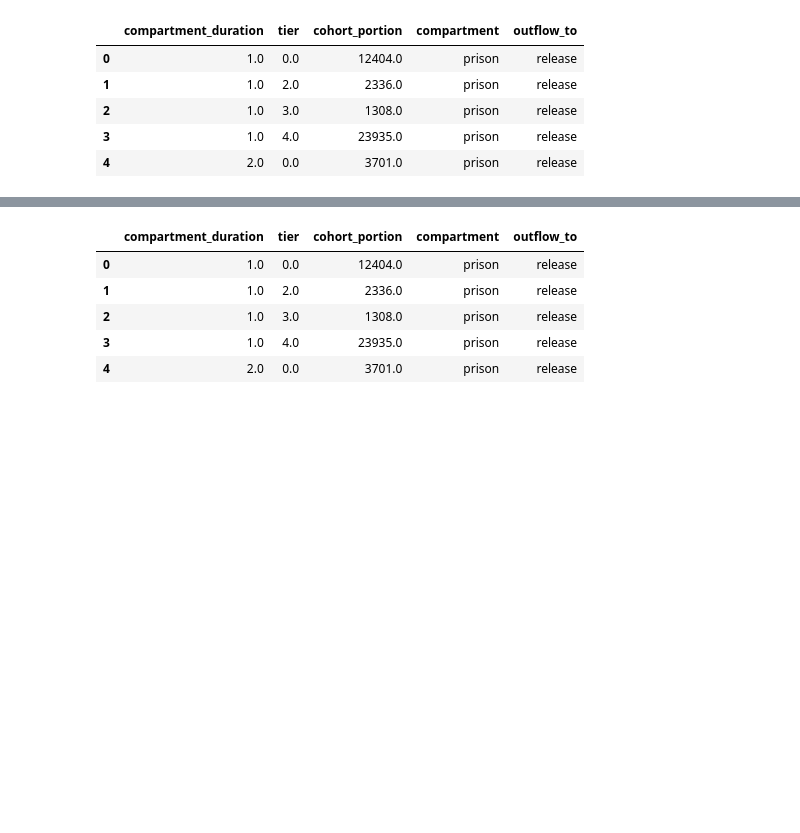
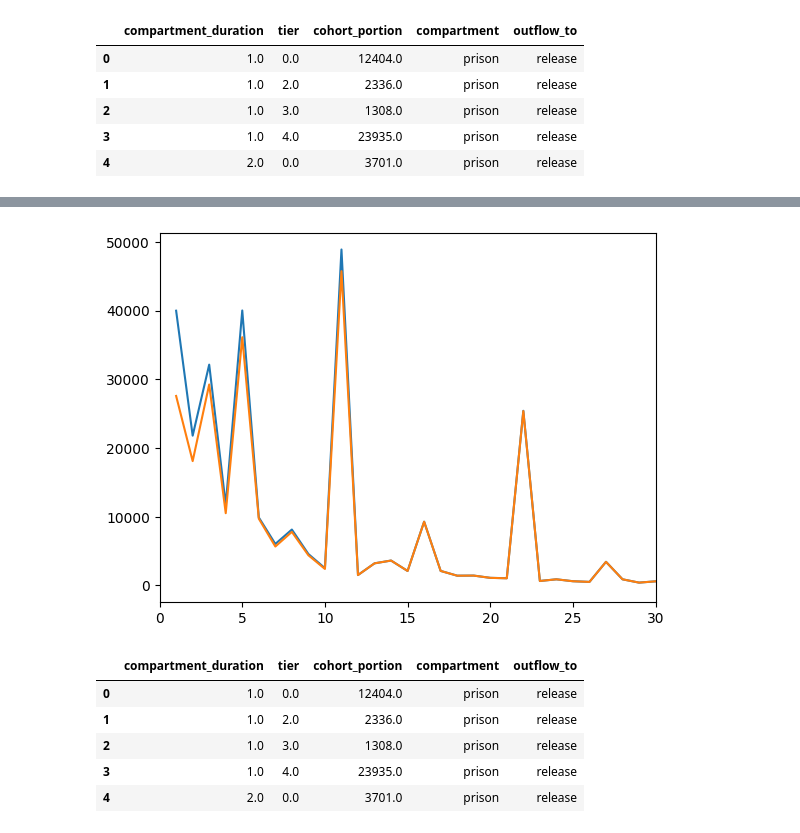
Before and after one commit to stanford-decarceration-collective/stanford-decarceration-collective, a Jupyter notebook: notebooks/aclu_second_look-Copy1.ipynb, the cells around one changed output, grey strips where cells are left out. Saved outputs shown, nothing was run; the diff lists cells and outputs as text; code cells hidden in the pictures; blank space fills up the shorter version.

```diff
--- a/notebooks/aclu_second_look-Copy1.ipynb
+++ b/notebooks/aclu_second_look-Copy1.ipynb
@@ -398,7 +414,7 @@ SETOFF_TIME = 24
 alternate_transitions_data = pd.DataFrame()
 
 # Tiers set by crime type -- tier 0 is not included because it means ineligible
-TIERS = transitions_data.loc[transitions_data['tier'] > 0, 'tier'].unique().astype("int64")
+TIERS = transitions_data['tier'].unique().astype("int64")
 # Months of sentence that must be served to be eligible for Second Look
 TIER_SENTENCE_LENGTHS = [30 * 12, 25 * 12, 20 * 12, 15 * 12]
 
@@ -408,7 +424,7 @@ for tier in TIERS:
         & (transitions_data['tier'] == tier)
     ].copy()
 
-    if eligible_data.size > 0:
+    if eligible_data.size > 0 and tier > 0:
         for i in range(TIER_SENTENCE_LENGTHS[tier - 1], int(eligible_data.compartment_duration.max()), SETOFF_TIME):
             rate = GRANT_RATE
 
@@ -416,6 +432,8 @@ for tier in TIERS:
             remaining_population = eligible_data.loc[
                 eligible_data['compartment_duration'] > i, 'cohort_portion'
             ].sum()
+
+            print("Total population before", eligible_data['cohort_portion'].sum())
 
             # reduce the population size of people staying in prison longer than this by the number of people being
             # released via resentencing right now
@@ -429,6 +447,8 @@ for tier in TIERS:
                 'compartment': 'prison',
                 'outflow_to': 'release'
             }, ignore_index=True)
+
+            print("Total population after", eligible_data['cohort_portion'].sum())
 
         eligible_data = eligible_data.groupby([
             'compartment', 'compartment_duration', 'tier', 'outflow_to'
@@ -463,6 +500,18 @@ alternate_transitions_data.head()
 | 2 | prison | 3.0 | 2.0 | release | 1221.0 |
 | 3 | prison | 4.0 | 2.0 | release | 440.0 |
 | 4 | prison | 5.0 | 2.0 | release | 2040.0 |
+# %%
+import matplotlib.pyplot as plt
+
+policy_dist = alternate_transitions_data.groupby(['compartment_duration'])['cohort_portion'].sum()
+control_dist = transitions_data.groupby(['compartment_duration'])['cohort_portion'].sum()
+
+plt.plot(control_dist)
+plt.plot(policy_dist)
+plt.xlim(0,100)
+plt.show()
+# %% [output]
+[figure, added]
 # %%
 max_duration = transitions_data['compartment_duration'].max()
 
```
Also changed, not shown: parts of 4 cells of this notebook.
